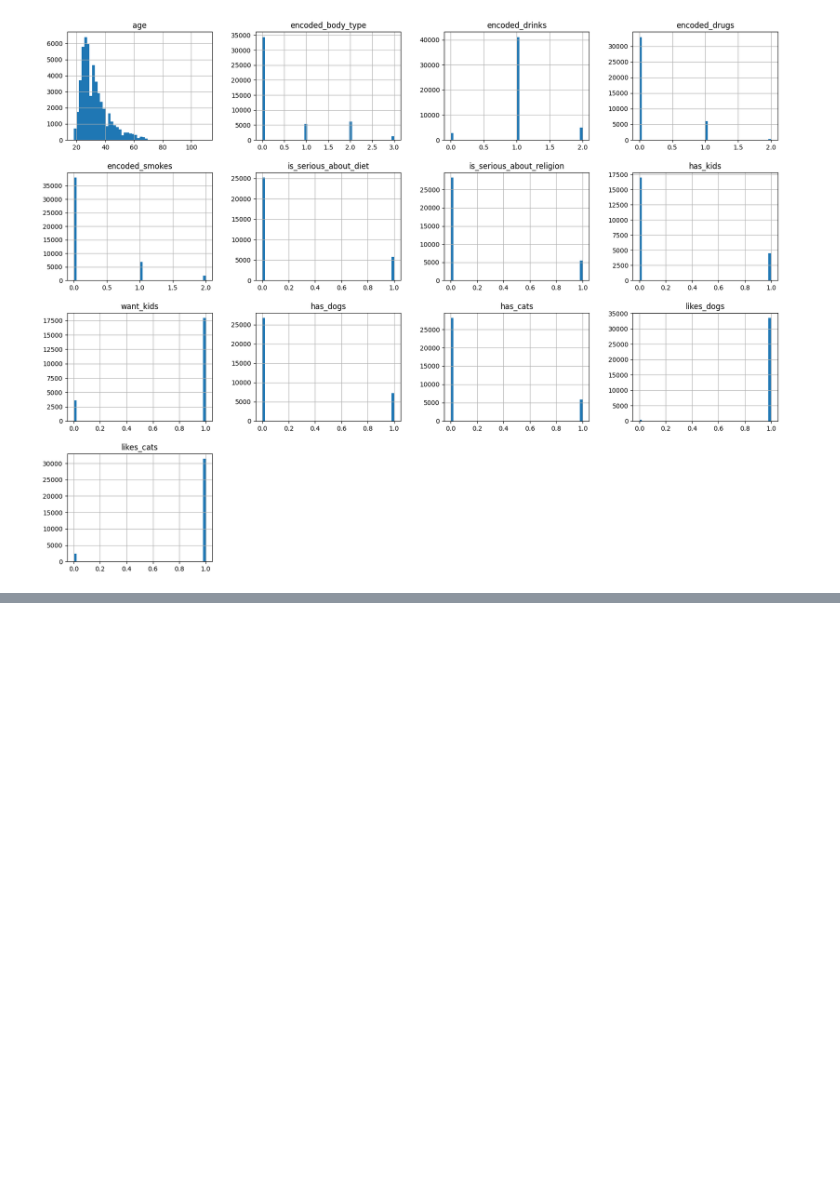
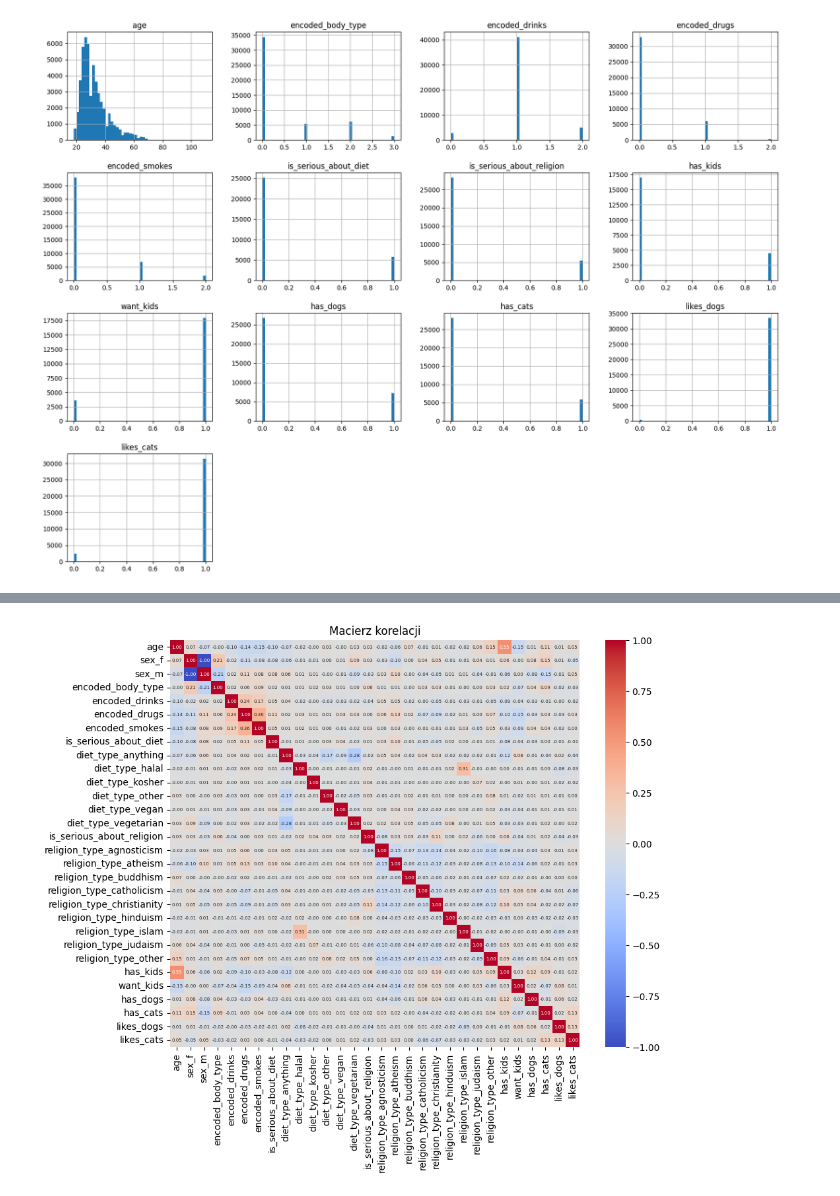
Before and after one commit to martakarolina/Users-recommendation-system, a Jupyter notebook: Praca_inzynierska_kod.ipynb, the cells around one changed output, grey strips where cells are left out. Cells and saved outputs as stored; diff of their text form; code cells hidden in the pictures; blank space fills up the shorter version.

```diff
--- a/Praca_inzynierska_kod.ipynb
+++ b/Praca_inzynierska_kod.ipynb
@@ -922,0 +1016,19 @@ plt.show()
+# %%
+#Idzmy o krok dalej, sprawdźmy korelacje dla wszystkich kolumn, które nie są typu object
+
+import seaborn as sns
+import matplotlib.pyplot as plt
+
+# Wybrane kolumny numeryczne
+selected_columns_numeric = okcupid.select_dtypes(include=['int64', 'float64', 'bool']).columns
+
+# Macierz korelacji dla kolumn numerycznych
+correlation_matrix = okcupid[selected_columns_numeric].corr()
+
+# Wyświetlenie macierzy korelacji jako wykres cieplny
+plt.figure(figsize=(10, 8))
+sns.heatmap(correlation_matrix, annot=True, cmap='coolwarm', fmt=".2f", annot_kws={"fontsize":5})
+plt.title('Macierz korelacji')
+plt.show()
+# %% [output]
+[figure, added]
```
Also changed, not shown: parts of 35 cells of this notebook.
